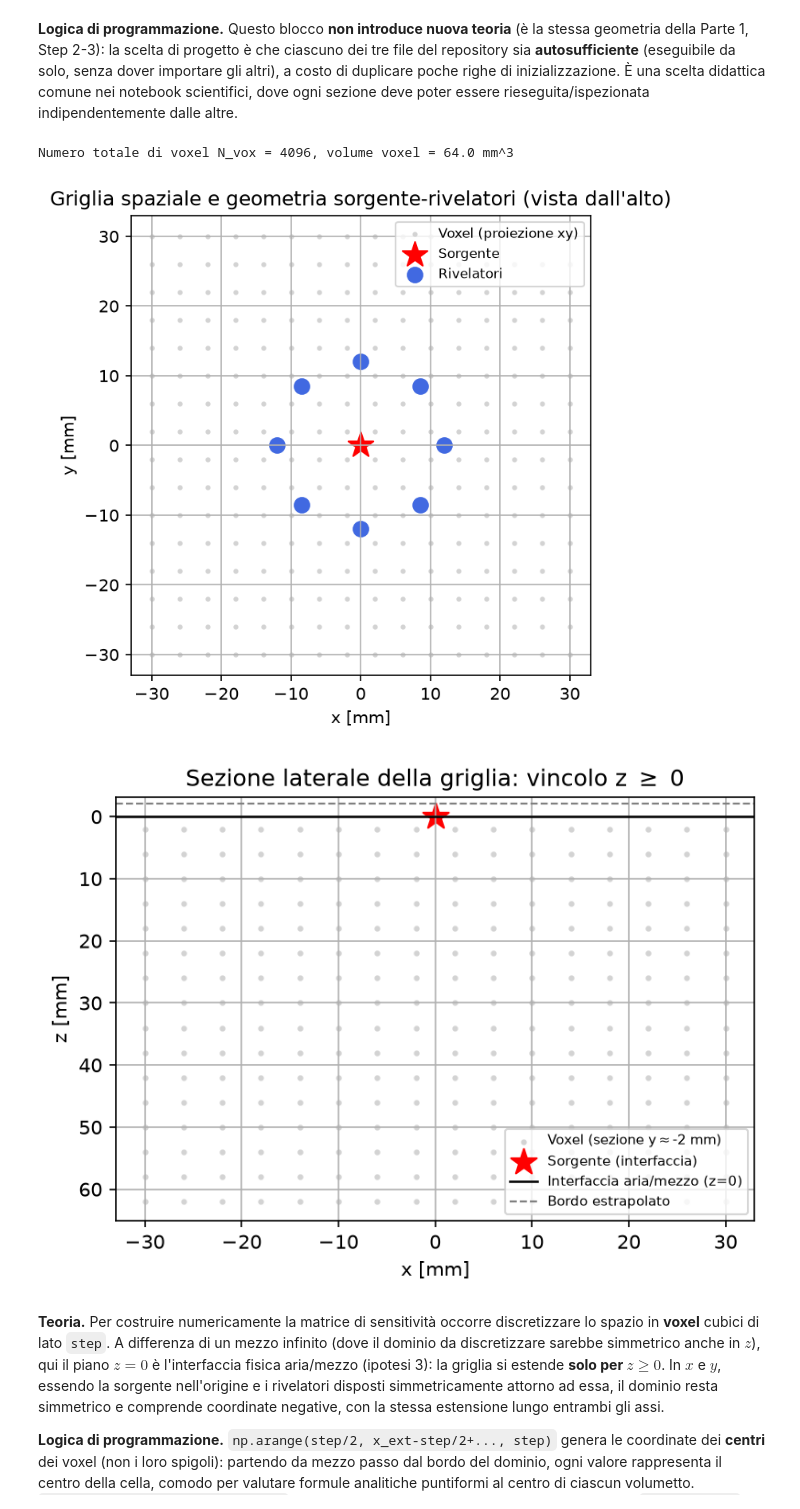
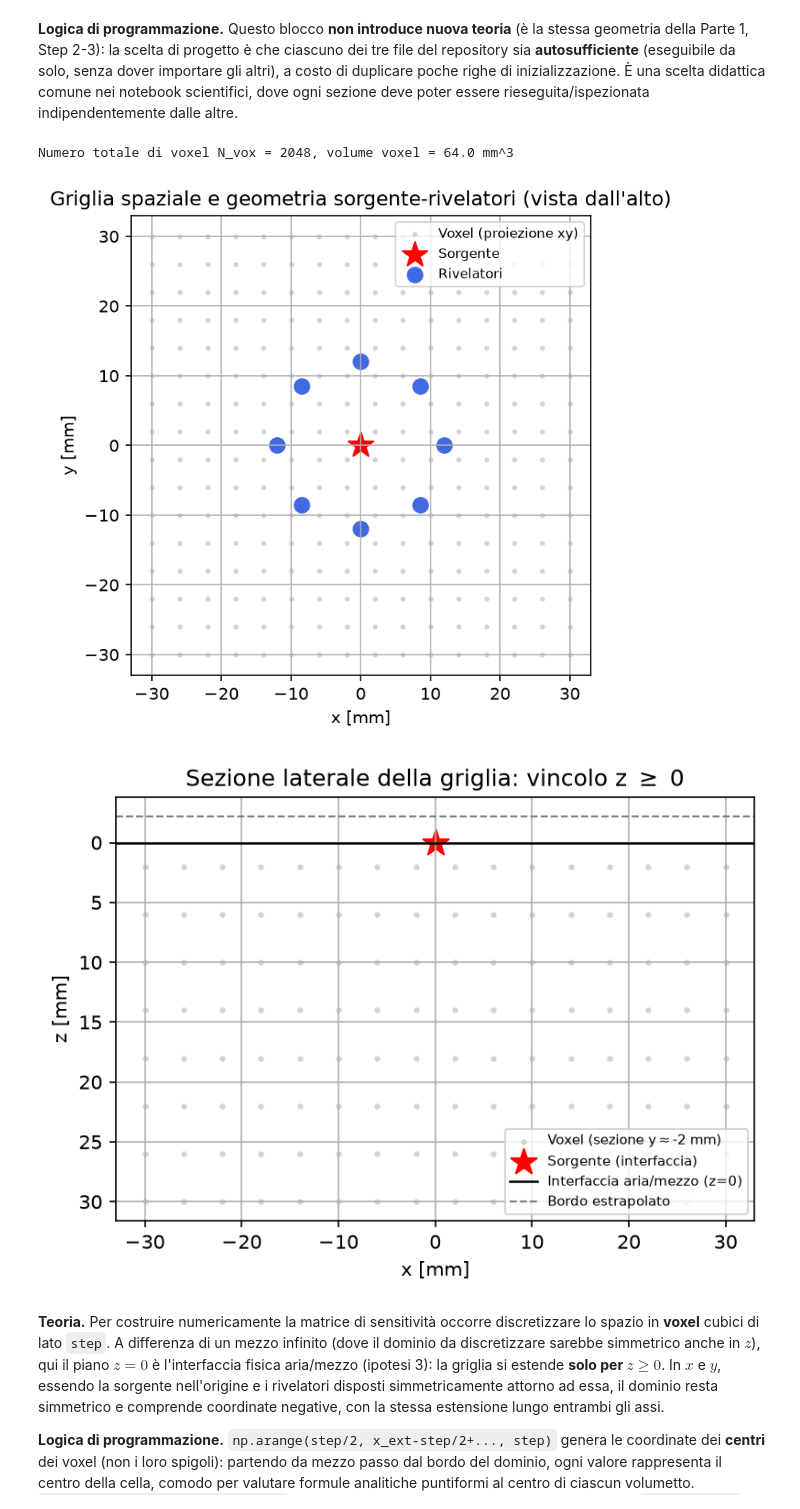
Before and after one commit to Hula555/Ricostruzione-Tomografica-, a Jupyter notebook: dot_project/DOT_Project_Relazione.ipynb, the cells around one changed output. Saved outputs shown, nothing was run; the diff lists cells and outputs as text; code cells hidden in the pictures.

```diff
--- a/dot_project/DOT_Project_Relazione.ipynb
+++ b/dot_project/DOT_Project_Relazione.ipynb
@@ -557,7 +557,8 @@ indipendentemente dalle altre.
 # STEP 2 - Griglia spaziale (discretizzazione in voxel)
 step = 4.0                        # lato del voxel [mm]
 x_ext = 64.0                      # estensione totale del dominio in x,y [mm]
-z_ext = 64.0                      # estensione massima in profondita' [mm]
+z_ext = 32.0                      # estensione massima in profondita' [mm]
+                                   # (dimezzata rispetto alla versione originale: 64 -> 32 mm)
 
 x_coords = np.arange(-x_ext/2 + step/2, x_ext/2, step)
 y_coords = np.arange(-x_ext/2 + step/2, x_ext/2, step)
@@ -571,35 +572,35 @@ V_vox = step**3
 print(f"Numero totale di voxel N_vox = {N_vox}, volume voxel = {V_vox} mm^3")
 
 # --- vista dall'alto: griglia + geometria sorgente-rivelatori ---
 plt.figure(figsize=(5, 5))
 plt.scatter(X[:, :, 0].flatten(), Y[:, :, 0].flatten(), s=4, c='lightgray',
             label='Voxel (proiezione xy)')
 plt.scatter(0, 0, marker='*', s=250, c='red', label='Sorgente')
 plt.scatter(det_xy[:, 0], det_xy[:, 1], marker='o', s=80, c='royalblue',
             label='Rivelatori')
 plt.gca().set_aspect('equal')
 plt.xlabel('x [mm]'); plt.ylabel('y [mm]')
 plt.title('Griglia spaziale e geometria sorgente-rivelatori (vista dall\'alto)')
 plt.grid(); plt.legend(loc='upper right', fontsize=8)
 plt.show()
 
 # --- vista laterale (piano xz, sezione a y piu' vicino a 0) ---
 iy0 = np.argmin(np.abs(y_coords))
 plt.figure(figsize=(6, 4))
 plt.scatter(X[:, iy0, :].flatten(), Z[:, iy0, :].flatten(), s=4, c='lightgray',
             label='Voxel (sezione y$\\approx$%.0f mm)' % y_coords[iy0])
 plt.scatter(0, 0, marker='*', s=200, c='red', label='Sorgente (interfaccia)')
 plt.axhline(0, color='k', linewidth=1.2, label='Interfaccia aria/mezzo (z=0)')
 plt.axhline(-zb, color='gray', linestyle='--', linewidth=1, label='Bordo estrapolato')
 plt.gca().invert_yaxis()
 plt.xlabel('x [mm]'); plt.ylabel('z [mm]')
 plt.title('Sezione laterale della griglia: vincolo z $\\geq$ 0')
 plt.grid(); plt.legend(loc='lower right', fontsize=7)
 plt.show()
 # %% [output]
-Numero totale di voxel N_vox = 4096, volume voxel = 64.0 mm^3
+Numero totale di voxel N_vox = 2048, volume voxel = 64.0 mm^3
 [figure]
-[figure, old version]
+[figure, new version]
 # %% [markdown]
 **Teoria.** Per costruire numericamente la matrice di sensitività
 occorre discretizzare lo spazio in **voxel** cubici di lato `step`. A
```
Also changed, not shown: parts of 4 cells of this notebook.
